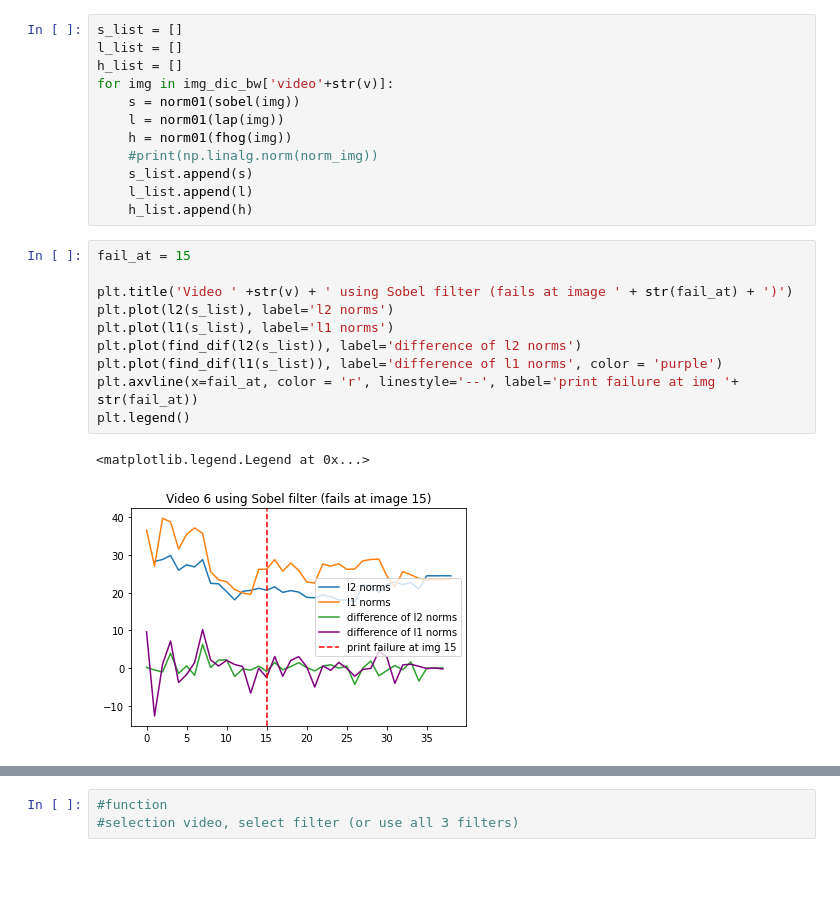
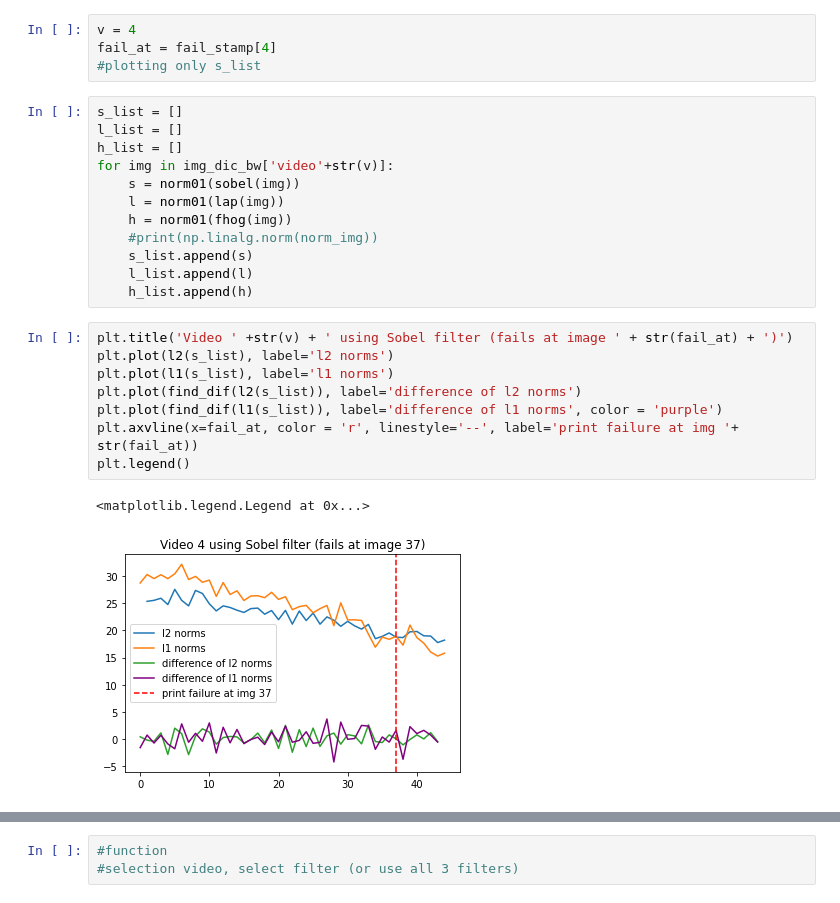
Before and after one commit to edwardlqf/ISYE6740_project, a Jupyter notebook: 3D Printing ML.ipynb, the cells around one changed output, grey strips where cells are left out. Drawn from its saved outputs; the diff is of its cells as text; blank space fills up the shorter version.

```diff
--- a/3D Printing ML.ipynb
+++ b/3D Printing ML.ipynb
@@ -224,3 +222,7 @@ v = 6
+# %%
+v = 4
+fail_at = fail_stamp[4]
+#plotting only s_list
 # %%
 s_list = []
 l_list = []
@@ -234,15 +236,13 @@ for img in img_dic_bw['video'+str(v)]:
     l_list.append(l)
     h_list.append(h)
 # %%
-fail_at = 15
-
 plt.title('Video ' +str(v) + ' using Sobel filter (fails at image ' + str(fail_at) + ')')
 plt.plot(l2(s_list), label='l2 norms')
 plt.plot(l1(s_list), label='l1 norms')
 plt.plot(find_dif(l2(s_list)), label='difference of l2 norms')
 plt.plot(find_dif(l1(s_list)), label='difference of l1 norms', color = 'purple')
 plt.axvline(x=fail_at, color = 'r', linestyle='--', label='print failure at img '+ str(fail_at))
 plt.legend()
 # %% [output]
 <matplotlib.legend.Legend at 0x...>
-[figure, old version]
+[figure, new version]
```
Also changed, not shown: parts of 3 cells of this notebook, 1 other file.
